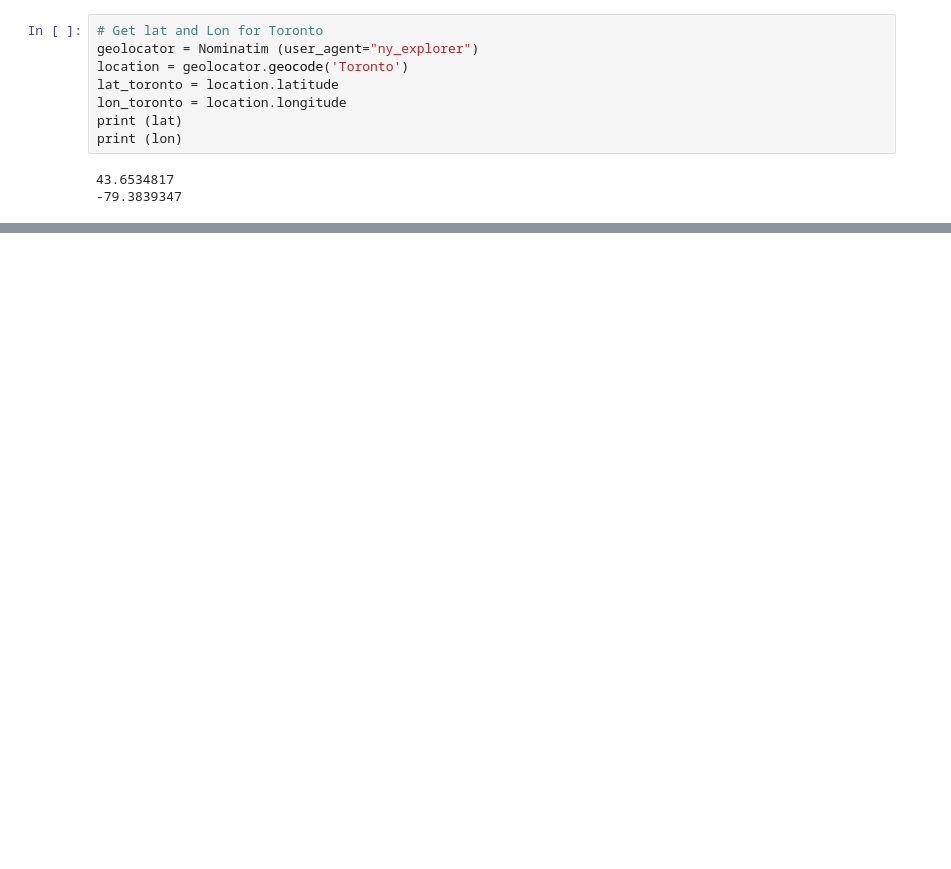
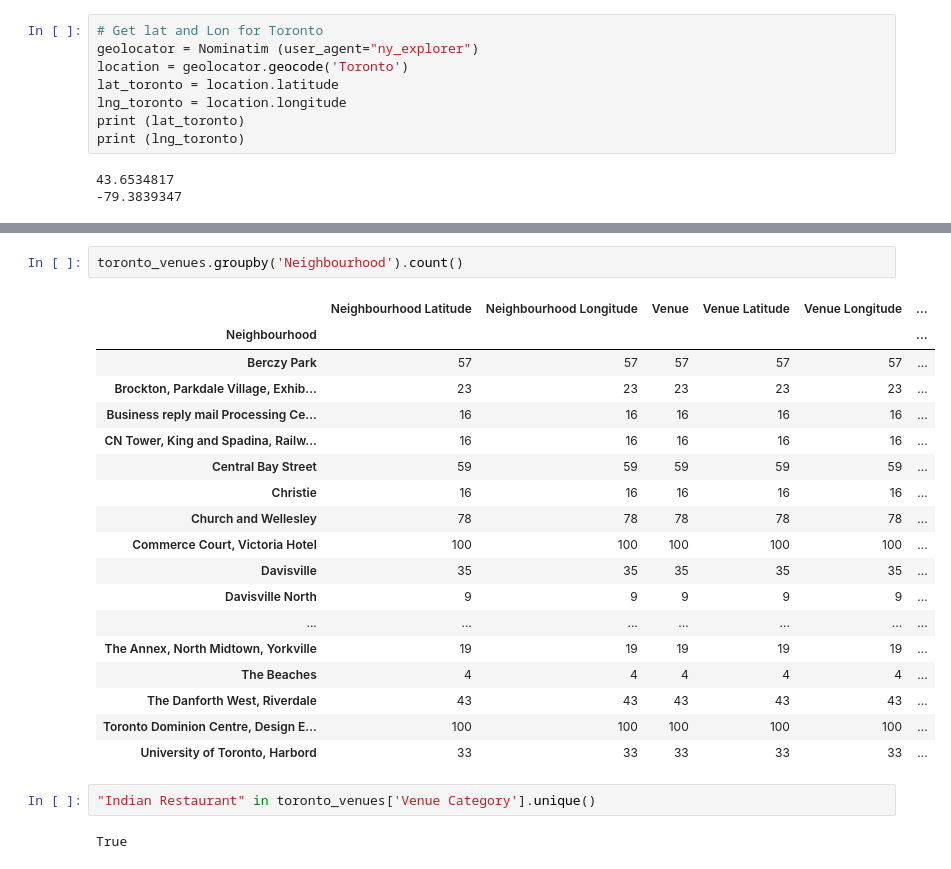
Before and after one commit to shailud/Coursera_Capstone, a Jupyter notebook: Battle Of Neighborhood - wk2.ipynb, the cells around one changed output, grey strips where cells are left out. Drawn from its saved outputs; the diff is of its cells as text; blank space fills up the shorter version.

```diff
--- a/Battle Of Neighborhood - wk2.ipynb
+++ b/Battle Of Neighborhood - wk2.ipynb
@@ -127,9 +123,9 @@ Name: Neighbourhood, dtype: int64
 geolocator = Nominatim (user_agent="ny_explorer")
 location = geolocator.geocode('Toronto')
 lat_toronto = location.latitude
-lon_toronto = location.longitude
-print (lat)
-print (lon)
+lng_toronto = location.longitude
+print (lat_toronto)
+print (lng_toronto)
 # %% [output]
 43.6534817
 -79.3839347
@@ -154,0 +219,25 @@ map_toronto
+# %%
+toronto_venues.groupby('Neighbourhood').count()
+# %% [output]
+|  | Neighbourhood Latitude | Neighbourhood Longitude | Venue | Venue Latitude | Venue Longitude | ... |
+| Neighbourhood |  |  |  |  |  | ... |
+| Berczy Park | 57 | 57 | 57 | 57 | 57 | ... |
+| Brockton, Parkdale Village, Exhib... | 23 | 23 | 23 | 23 | 23 | ... |
+| Business reply mail Processing Ce... | 16 | 16 | 16 | 16 | 16 | ... |
+| CN Tower, King and Spadina, Railw... | 16 | 16 | 16 | 16 | 16 | ... |
+| Central Bay Street | 59 | 59 | 59 | 59 | 59 | ... |
+| Christie | 16 | 16 | 16 | 16 | 16 | ... |
+| Church and Wellesley | 78 | 78 | 78 | 78 | 78 | ... |
+| Commerce Court, Victoria Hotel | 100 | 100 | 100 | 100 | 100 | ... |
+| Davisville | 35 | 35 | 35 | 35 | 35 | ... |
+| Davisville North | 9 | 9 | 9 | 9 | 9 | ... |
+| ... | ... | ... | ... | ... | ... | ... |
+| The Annex, North Midtown, Yorkville | 19 | 19 | 19 | 19 | 19 | ... |
+| The Beaches | 4 | 4 | 4 | 4 | 4 | ... |
+| The Danforth West, Riverdale | 43 | 43 | 43 | 43 | 43 | ... |
+| Toronto Dominion Centre, Design E... | 100 | 100 | 100 | 100 | 100 | ... |
+| University of Toronto, Harbord | 33 | 33 | 33 | 33 | 33 | ... |
+# %%
+"Indian Restaurant" in toronto_venues['Venue Category'].unique()
+# %% [output]
+True
```
Also changed, not shown: parts of 16 cells of this notebook.
